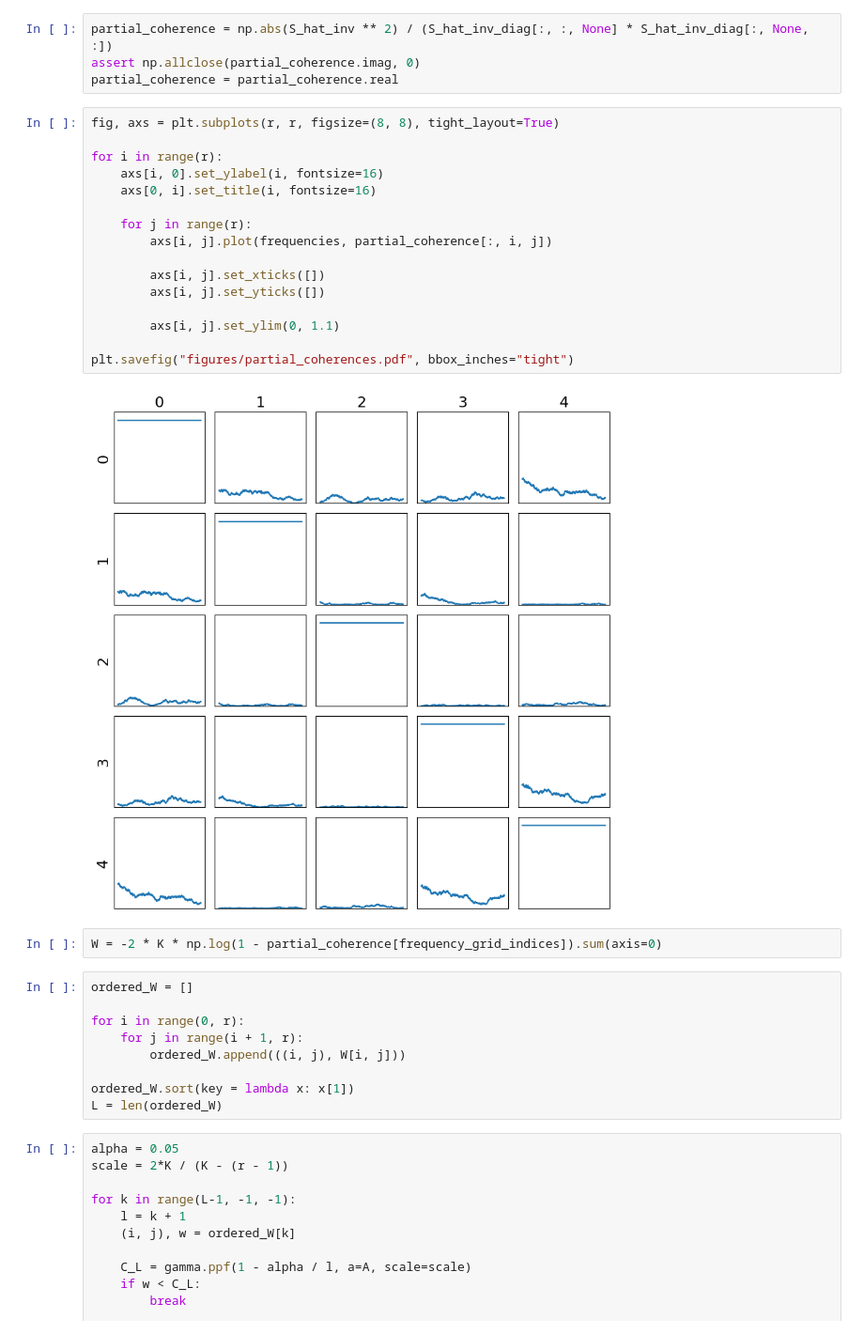
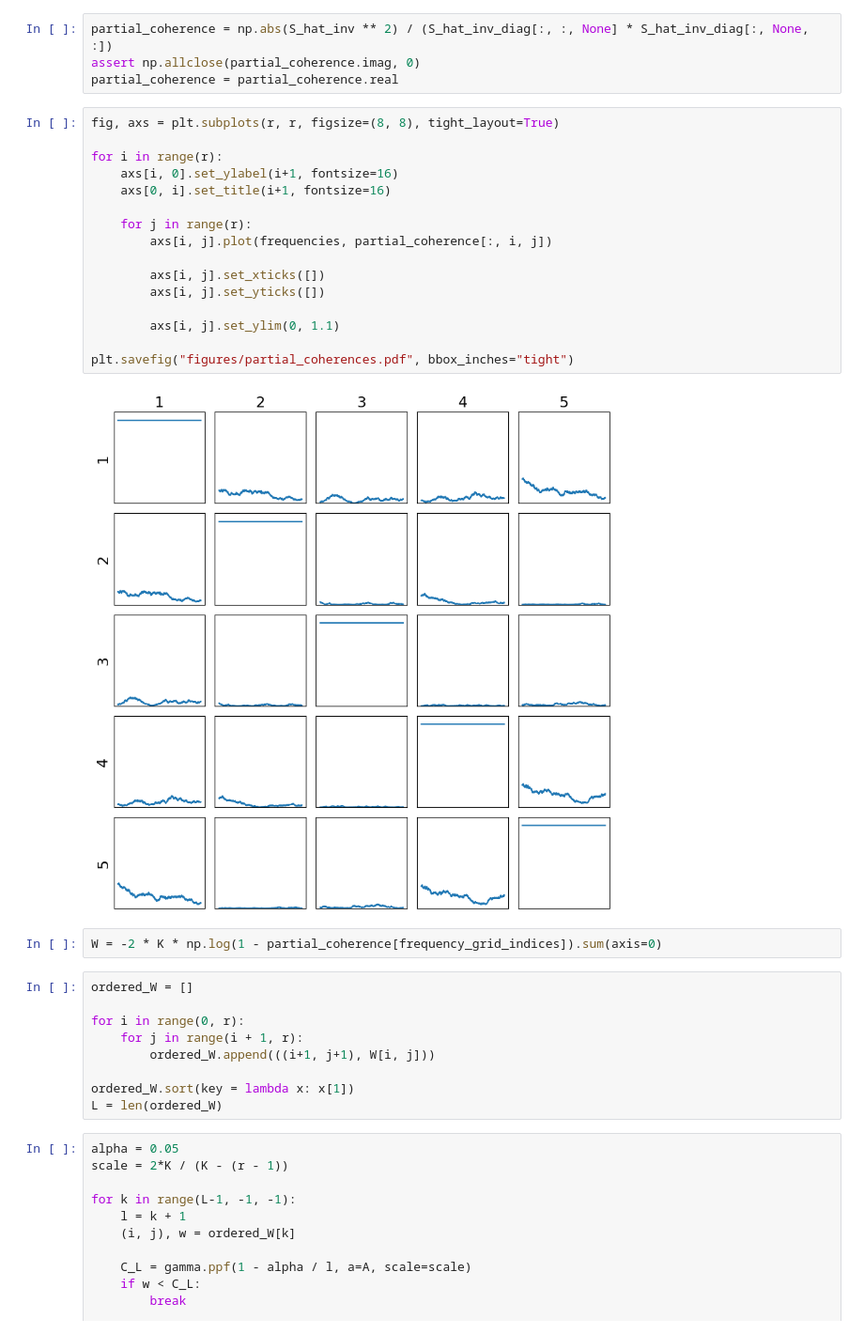
Before and after one commit to BevisD/time-series-assessment, a Jupyter notebook: eda.ipynb, the cells around one changed output. Shown at 94% size. Saved outputs shown, nothing was run; the diff lists cells and outputs as text.

```diff
--- a/eda.ipynb
+++ b/eda.ipynb
@@ -76,21 +76,21 @@ partial_coherence = partial_coherence.real
 # %%
 fig, axs = plt.subplots(r, r, figsize=(8, 8), tight_layout=True)
 
 for i in range(r):
-    axs[i, 0].set_ylabel(i, fontsize=16)
-    axs[0, i].set_title(i, fontsize=16)
+    axs[i, 0].set_ylabel(i+1, fontsize=16)
+    axs[0, i].set_title(i+1, fontsize=16)
 
     for j in range(r):
         axs[i, j].plot(frequencies, partial_coherence[:, i, j])
 
         axs[i, j].set_xticks([])
         axs[i, j].set_yticks([])
 
         axs[i, j].set_ylim(0, 1.1)
 
 plt.savefig("figures/partial_coherences.pdf", bbox_inches="tight")
 # %% [output]
-[figure, old version]
+[figure, new version]
 # %%
 W = -2 * K * np.log(1 - partial_coherence[frequency_grid_indices]).sum(axis=0)
 # %%
@@ -98,7 +98,7 @@ ordered_W = []
 
 for i in range(0, r):
     for j in range(i + 1, r):
-        ordered_W.append(((i, j), W[i, j]))
+        ordered_W.append(((i+1, j+1), W[i, j]))
 
 ordered_W.sort(key = lambda x: x[1])
 L = len(ordered_W)
```
Also changed, not shown: parts of 2 cells of this notebook, 2 other files.
